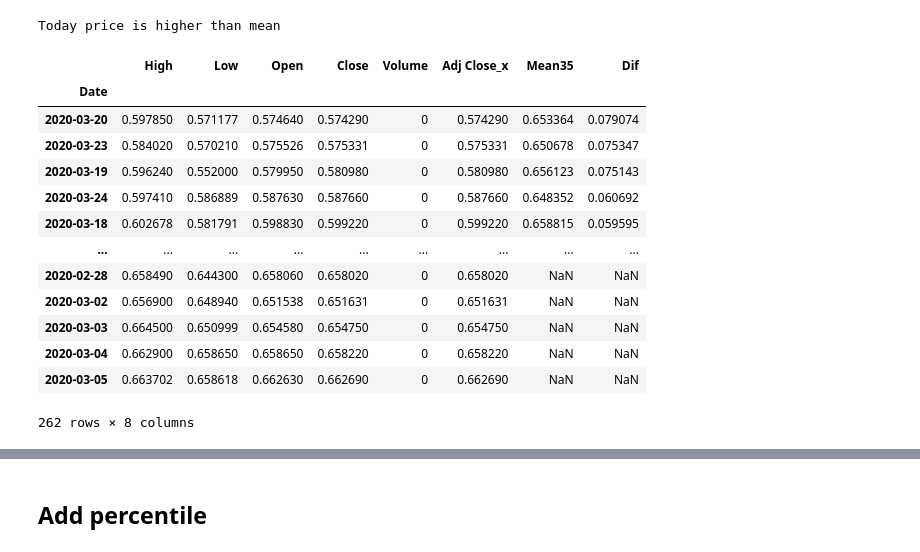
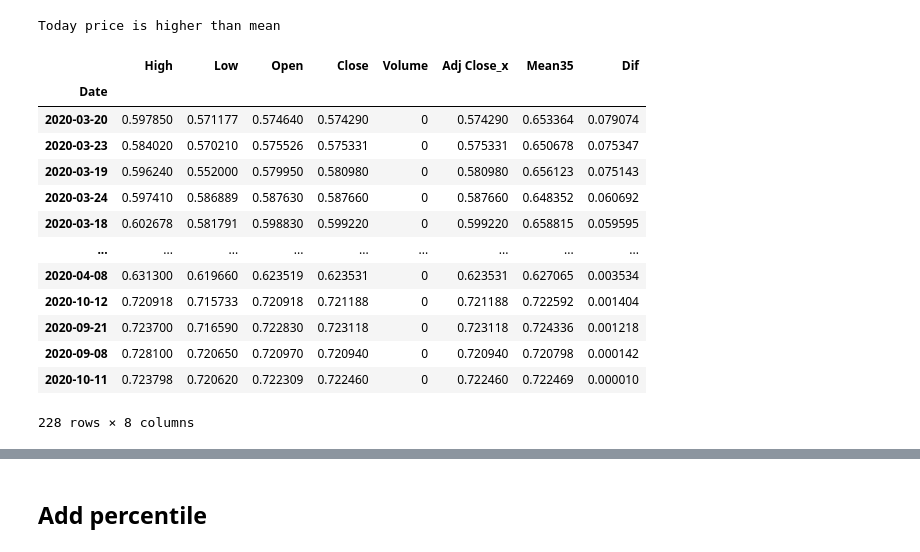
Before and after one commit to tutalae/practice-for-analysing-and-predict-the-price-of-crypto-currency, a Jupyter notebook: Price_Check.ipynb, the cells around one changed output, grey strips where cells are left out. Saved outputs shown, nothing was run; the diff lists cells and outputs as text; code cells hidden in the pictures.

```diff
--- a/Price_Check.ipynb
+++ b/Price_Check.ipynb
@@ -123,19 +123,20 @@ else :
 Today price is higher than mean
 # %%
 df_sort = DFtotal.sort_values(by = "Dif", ascending = False)
+df_sort.dropna(inplace =True, axis = 0)
 df_sort
 # %% [output]
 |  | High | Low | Open | Close | Volume | Adj Close_x | Mean35 | Dif |
 | Date |  |  |  |  |  |  |  |  |
 | 2020-03-20 | 0.597850 | 0.571177 | 0.574640 | 0.574290 | 0 | 0.574290 | 0.653364 | 0.079074 |
 | 2020-03-23 | 0.584020 | 0.570210 | 0.575526 | 0.575331 | 0 | 0.575331 | 0.650678 | 0.075347 |
 | 2020-03-19 | 0.596240 | 0.552000 | 0.579950 | 0.580980 | 0 | 0.580980 | 0.656123 | 0.075143 |
 | 2020-03-24 | 0.597410 | 0.586889 | 0.587630 | 0.587660 | 0 | 0.587660 | 0.648352 | 0.060692 |
 | 2020-03-18 | 0.602678 | 0.581791 | 0.598830 | 0.599220 | 0 | 0.599220 | 0.658815 | 0.059595 |
 | ... | ... | ... | ... | ... | ... | ... | ... | ... |
-| 2020-02-28 | 0.658490 | 0.644300 | 0.658060 | 0.658020 | 0 | 0.658020 | NaN | NaN |
-| 2020-03-02 | 0.656900 | 0.648940 | 0.651538 | 0.651631 | 0 | 0.651631 | NaN | NaN |
-| 2020-03-03 | 0.664500 | 0.650999 | 0.654580 | 0.654750 | 0 | 0.654750 | NaN | NaN |
-| 2020-03-04 | 0.662900 | 0.658650 | 0.658650 | 0.658220 | 0 | 0.658220 | NaN | NaN |
-| 2020-03-05 | 0.663702 | 0.658618 | 0.662630 | 0.662690 | 0 | 0.662690 | NaN | NaN |
+| 2020-04-08 | 0.631300 | 0.619660 | 0.623519 | 0.623531 | 0 | 0.623531 | 0.627065 | 0.003534 |
+| 2020-10-12 | 0.720918 | 0.715733 | 0.720918 | 0.721188 | 0 | 0.721188 | 0.722592 | 0.001404 |
+| 2020-09-21 | 0.723700 | 0.716590 | 0.722830 | 0.723118 | 0 | 0.723118 | 0.724336 | 0.001218 |
+| 2020-09-08 | 0.728100 | 0.720650 | 0.720970 | 0.720940 | 0 | 0.720940 | 0.720798 | 0.000142 |
+| 2020-10-11 | 0.723798 | 0.720620 | 0.722309 | 0.722460 | 0 | 0.722460 | 0.722469 | 0.000010 |
-262 rows × 8 columns
+228 rows × 8 columns
```
Also changed, not shown: parts of 10 cells of this notebook.
